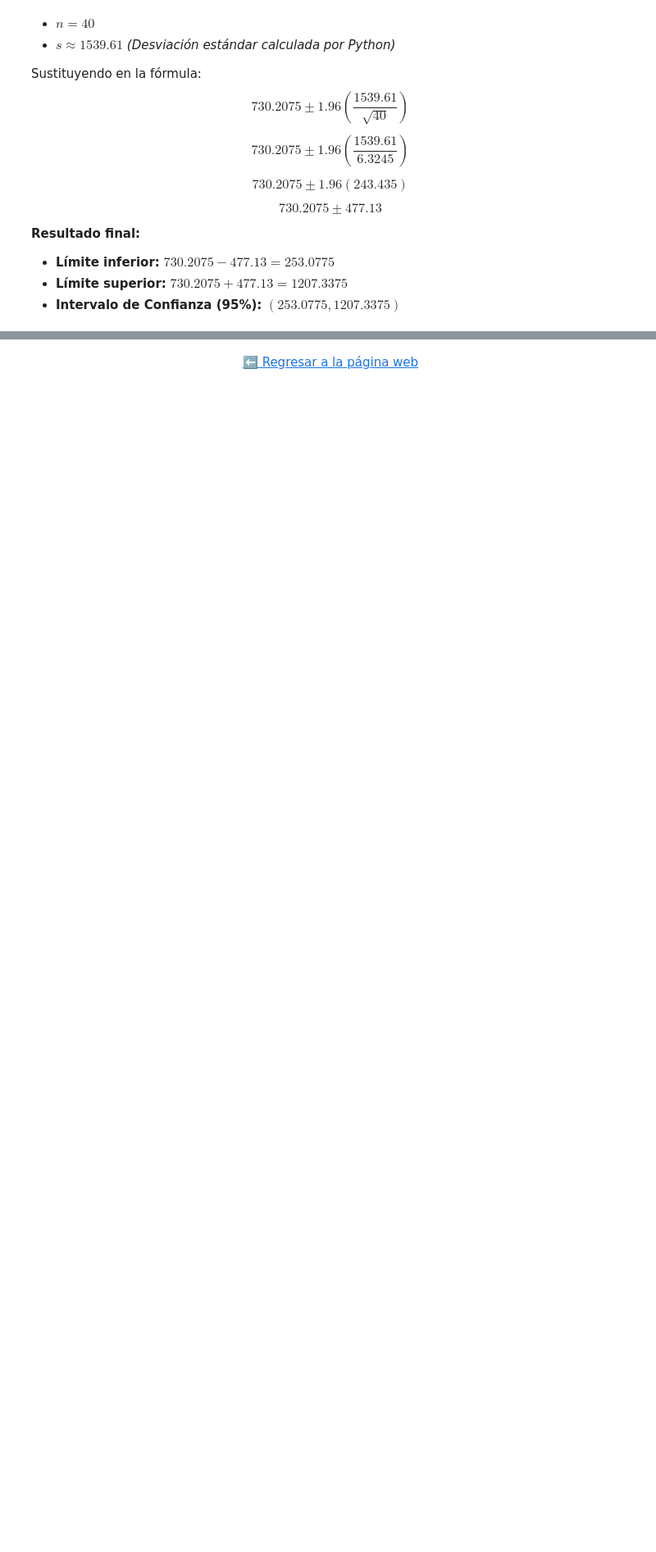
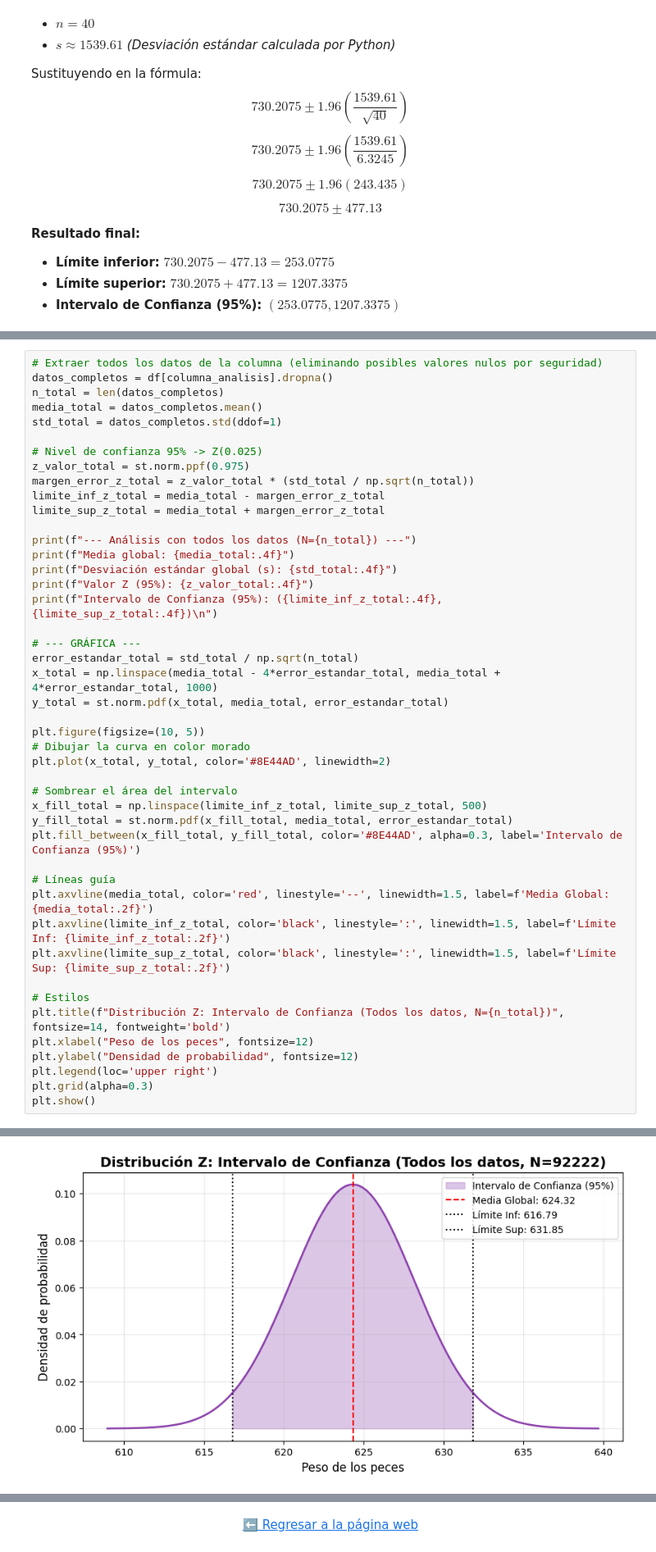
Before and after one commit to AxisCrazy/Probabilidad-y-estadistica-2, a Jupyter notebook: Portafolio_01.ipynb, the cells around one changed output, grey strips where cells are left out. Shown at 82% size. Cells and saved outputs as stored; diff of their text form; blank space fills up the shorter version.

```diff
--- a/Portafolio_01.ipynb
+++ b/Portafolio_01.ipynb
@@ -97,0 +126,46 @@ Intervalo de Confianza (95%): (253.0775, 1207.3375)
+# %%
+# Extraer todos los datos de la columna (eliminando posibles valores nulos por seguridad)
+datos_completos = df[columna_analisis].dropna()
+n_total = len(datos_completos)
+media_total = datos_completos.mean()
+std_total = datos_completos.std(ddof=1)
+
+# Nivel de confianza 95% -> Z(0.025)
+z_valor_total = st.norm.ppf(0.975)
+margen_error_z_total = z_valor_total * (std_total / np.sqrt(n_total))
+limite_inf_z_total = media_total - margen_error_z_total
+limite_sup_z_total = media_total + margen_error_z_total
+
+print(f"--- Análisis con todos los datos (N={n_total}) ---")
+print(f"Media global: {media_total:.4f}")
+print(f"Desviación estándar global (s): {std_total:.4f}")
+print(f"Valor Z (95%): {z_valor_total:.4f}")
+print(f"Intervalo de Confianza (95%): ({limite_inf_z_total:.4f}, {limite_sup_z_total:.4f})\n")
+
+# --- GRÁFICA ---
+error_estandar_total = std_total / np.sqrt(n_total)
+x_total = np.linspace(media_total - 4*error_estandar_total, media_total + 4*error_estandar_total, 1000)
+y_total = st.norm.pdf(x_total, media_total, error_estandar_total)
+
+plt.figure(figsize=(10, 5))
+# Dibujar la curva en color morado
+plt.plot(x_total, y_total, color='#8E44AD', linewidth=2)
+
+# Sombrear el área del intervalo
+x_fill_total = np.linspace(limite_inf_z_total, limite_sup_z_total, 500)
+y_fill_total = st.norm.pdf(x_fill_total, media_total, error_estandar_total)
+plt.fill_between(x_fill_total, y_fill_total, color='#8E44AD', alpha=0.3, label='Intervalo de Confianza (95%)')
+
+# Líneas guía
+plt.axvline(media_total, color='red', linestyle='--', linewidth=1.5, label=f'Media Global: {media_total:.2f}')
+plt.axvline(limite_inf_z_total, color='black', linestyle=':', linewidth=1.5, label=f'Límite Inf: {limite_inf_z_total:.2f}')
+plt.axvline(limite_sup_z_total, color='black', linestyle=':', linewidth=1.5, label=f'Límite Sup: {limite_sup_z_total:.2f}')
+
+# Estilos
+plt.title(f"Distribución Z: Intervalo de Confianza (Todos los datos, N={n_total})", fontsize=14, fontweight='bold')
+plt.xlabel("Peso de los peces", fontsize=12)
+plt.ylabel("Densidad de probabilidad", fontsize=12)
+plt.legend(loc='upper right')
+plt.grid(alpha=0.3)
+plt.show()
+# %% [output]
@@ -98,3 +177,4 @@ Intervalo de Confianza (95%): (253.0775, 1207.3375)
+[figure, added]
 # %% [markdown]
 #### Tabla T de Student
 <img src="tabla_t_1.png" alt="Tabla T de Student" width="800"/>
```
Also changed, not shown: parts of 5 cells of this notebook.
